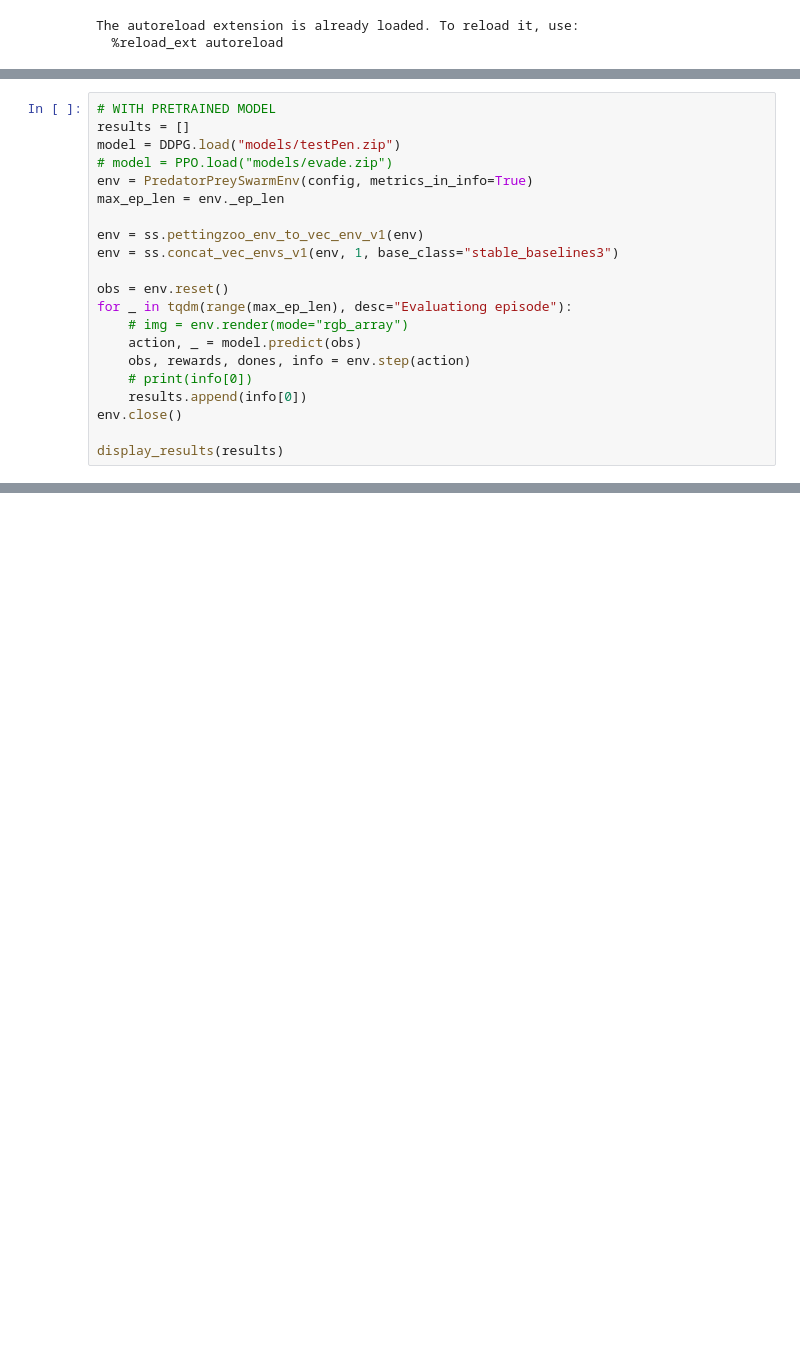
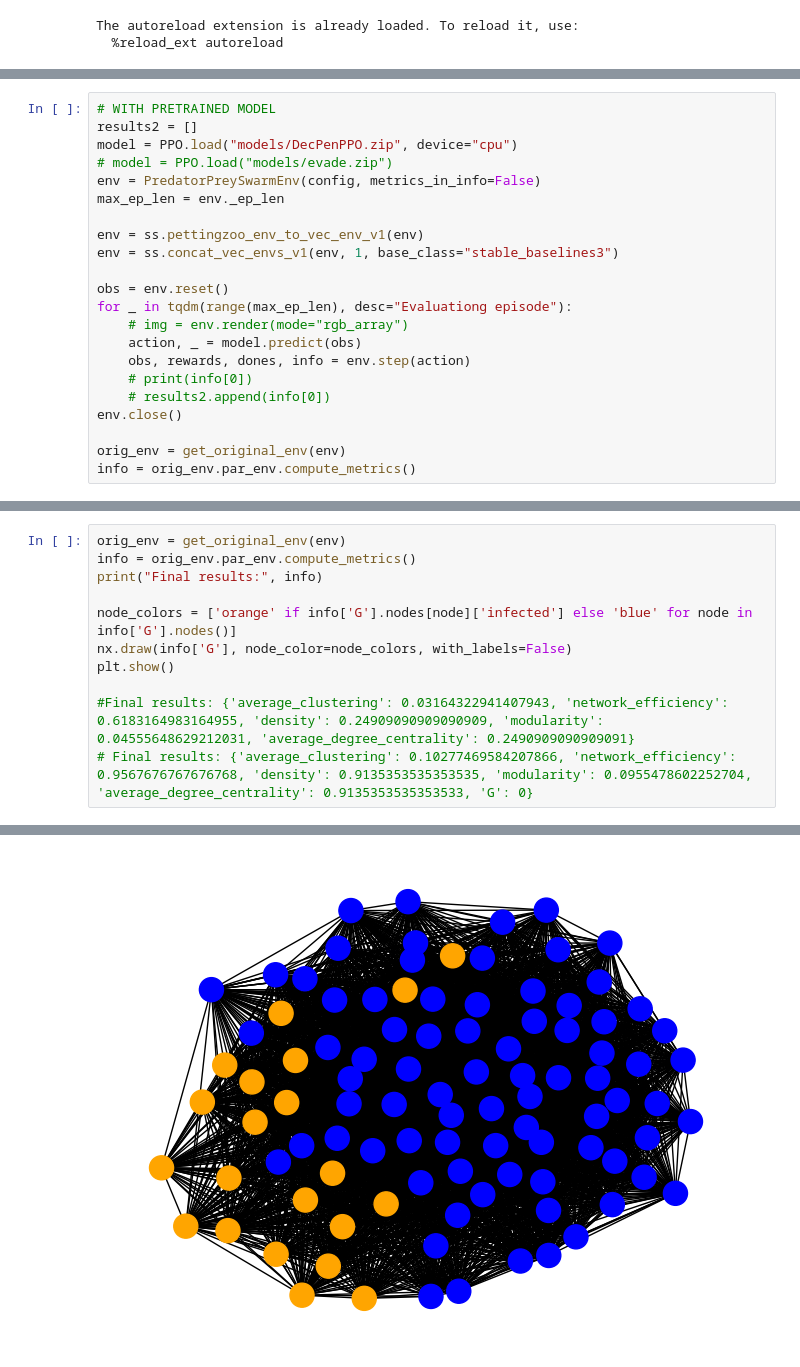
Before and after one commit to JuiceVodka/SV_2024-25_groupF, a Jupyter notebook: src/eval.ipynb, the cells around one changed output, grey strips where cells are left out. Cells and saved outputs as stored; diff of their text form; blank space fills up the shorter version.

```diff
--- a/src/eval.ipynb
+++ b/src/eval.ipynb
@@ -46,9 +74,9 @@ Some particles are overlapped at the initial time !
 # %%
 # WITH PRETRAINED MODEL
-results = []
-model = DDPG.load("models/testPen.zip")
+results2 = []
+model = PPO.load("models/DecPenPPO.zip", device="cpu")
 # model = PPO.load("models/evade.zip")
-env = PredatorPreySwarmEnv(config, metrics_in_info=True)
+env = PredatorPreySwarmEnv(config, metrics_in_info=False)
 max_ep_len = env._ep_len
 
 env = ss.pettingzoo_env_to_vec_env_v1(env)
@@ -60,10 +88,11 @@ for _ in tqdm(range(max_ep_len), desc="Evaluationg episode"):
     action, _ = model.predict(obs)
     obs, rewards, dones, info = env.step(action)
     # print(info[0])
-    results.append(info[0])
+    # results2.append(info[0])
 env.close()
 
-display_results(results)
+orig_env = get_original_env(env)
+info = orig_env.par_env.compute_metrics()
 # %% [output]
 Using custom config
 Some particles are overlapped at the initial time !
@@ -70,0 +99,12 @@ Some particles are overlapped at the initial time !
+# %%
+orig_env = get_original_env(env)
+info = orig_env.par_env.compute_metrics()
+print("Final results:", info)
+
+node_colors = ['orange' if info['G'].nodes[node]['infected'] else 'blue' for node in info['G'].nodes()]
+nx.draw(info['G'], node_color=node_colors, with_labels=False)
+plt.show()
+
+#Final results: {'average_clustering': 0.03164322941407943, 'network_efficiency': 0.6183164983164955, 'density': 0.24909090909090909, 'modularity': 0.04555648629212031, 'average_degree_centrality': 0.2490909090909091}
+# Final results: {'average_clustering': 0.10277469584207866, 'network_efficiency': 0.9567676767676768, 'density': 0.9135353535353535, 'modularity': 0.0955478602252704, 'average_degree_centrality': 0.9135353535353533, 'G': 0}
+# %% [output]
@@ -70,0 +112 @@ Some particles are overlapped at the initial time !
+[figure, added]
```
Also changed, not shown: parts of 8 cells of this notebook, 7 other files.
